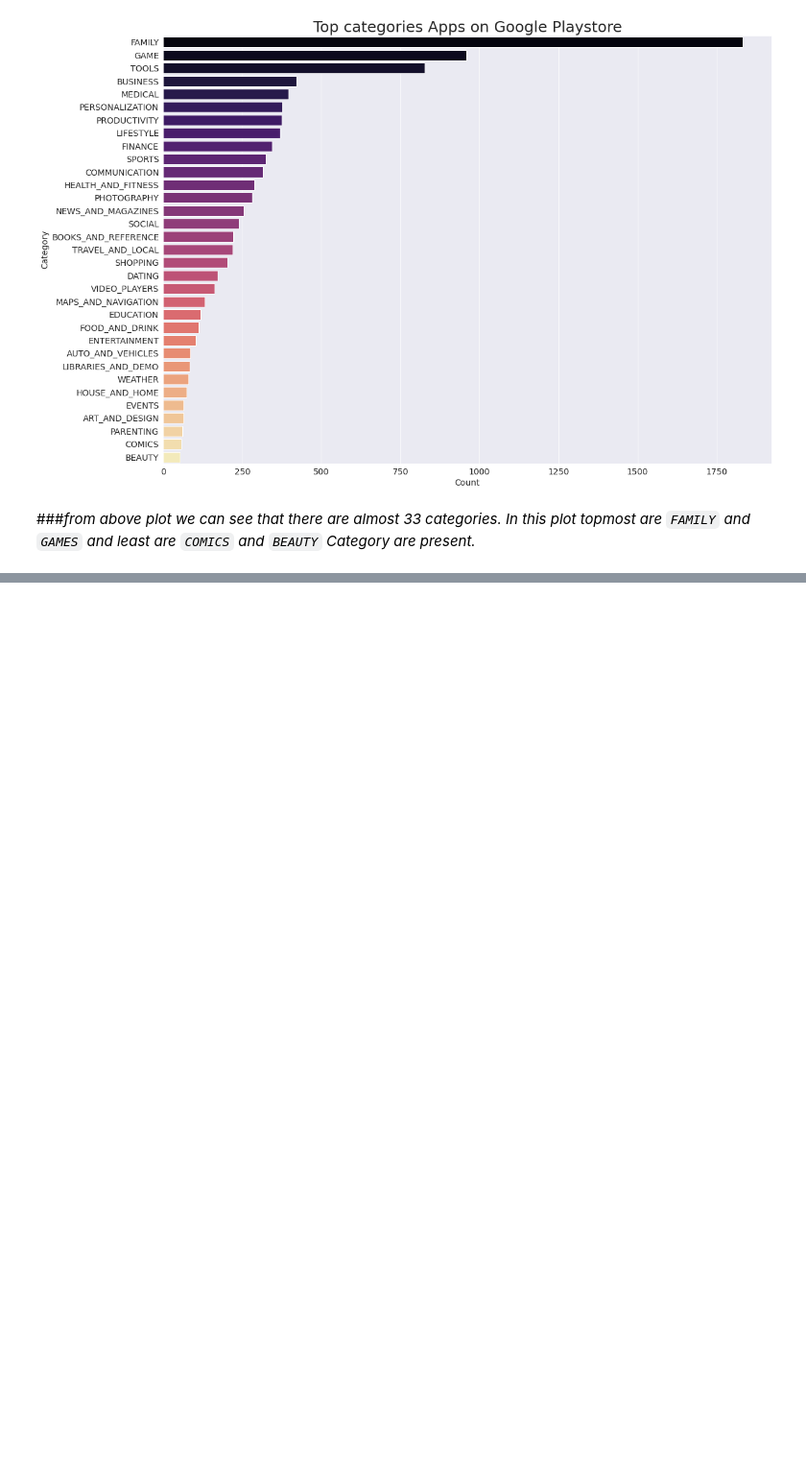
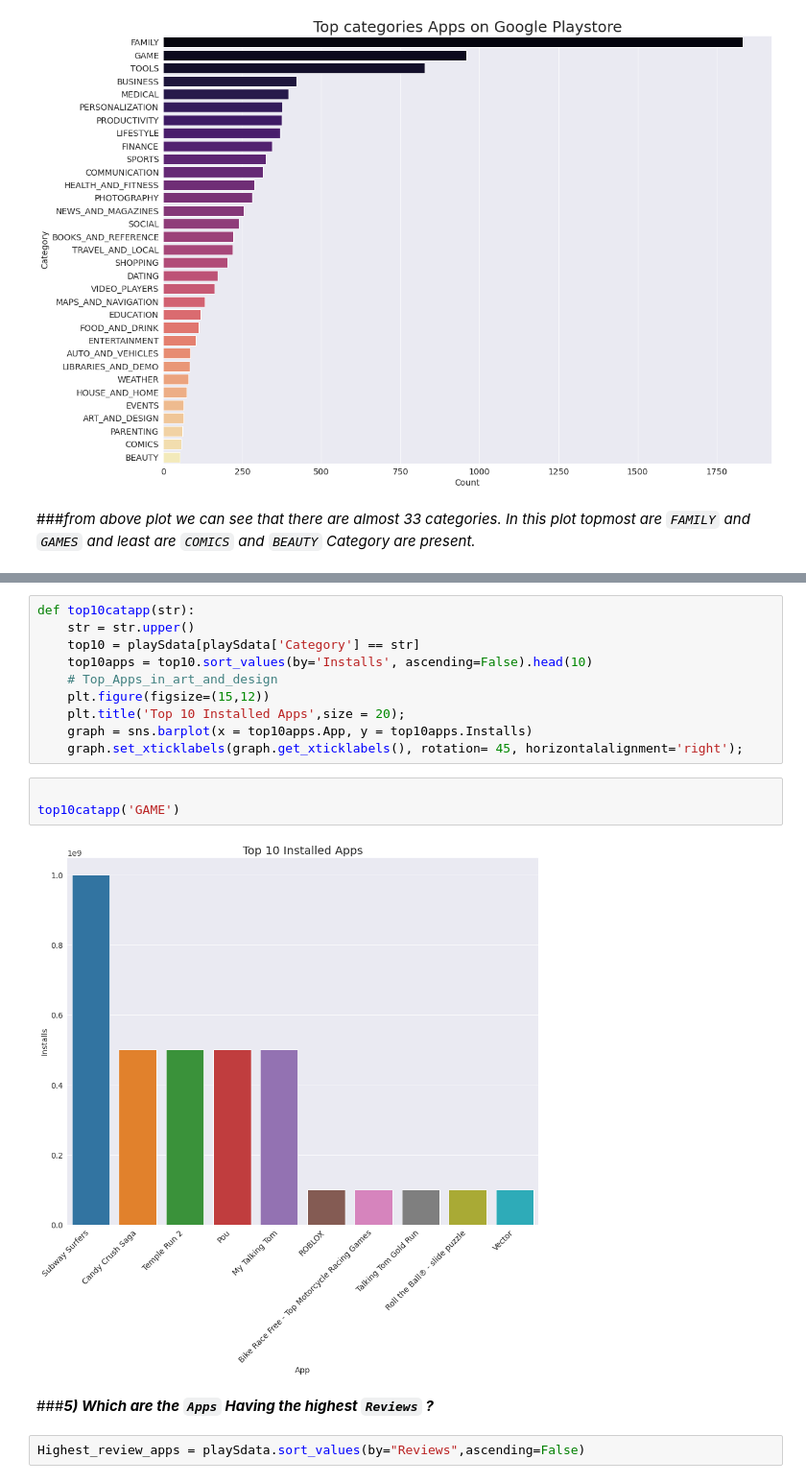
Before and after one commit to tushar2411/Almabetter-Data-Science, a Jupyter notebook: myPlay_Store_App_Review_Analysis_Capstone_Project.ipynb, the cells around one changed output, grey strips where cells are left out. Shown: that part at 96% size. Cells and saved outputs as stored; diff of their text form; blank space fills up the shorter version.

```diff
--- a/myPlay_Store_App_Review_Analysis_Capstone_Project.ipynb
+++ b/myPlay_Store_App_Review_Analysis_Capstone_Project.ipynb
@@ -482,0 +512,19 @@ graph.set_title("Top categories Apps on Google Playstore", fontsize = 25);
+# %%
+def top10catapp(str):
+    str = str.upper()
+    top10 = playSdata[playSdata['Category'] == str]
+    top10apps = top10.sort_values(by='Installs', ascending=False).head(10)
+    # Top_Apps_in_art_and_design
+    plt.figure(figsize=(15,12))
+    plt.title('Top 10 Installed Apps',size = 20);
+    graph = sns.barplot(x = top10apps.App, y = top10apps.Installs)
+    graph.set_xticklabels(graph.get_xticklabels(), rotation= 45, horizontalalignment='right');
+# %%
+
+top10catapp('GAME')
+# %% [output]
+[figure, added]
+# %% [markdown]
+###***5) Which are the `Apps` Having the highest `Reviews` ?***
+# %%
+Highest_review_apps = playSdata.sort_values(by="Reviews",ascending=False)
```
Also changed, not shown: parts of 22 cells of this notebook.
